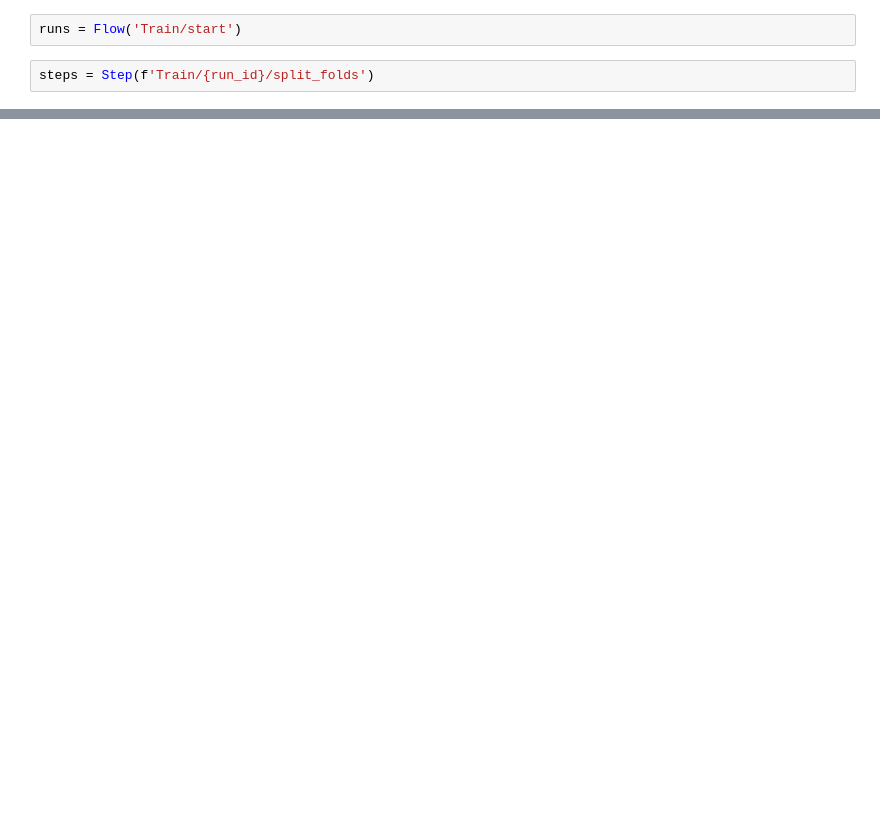
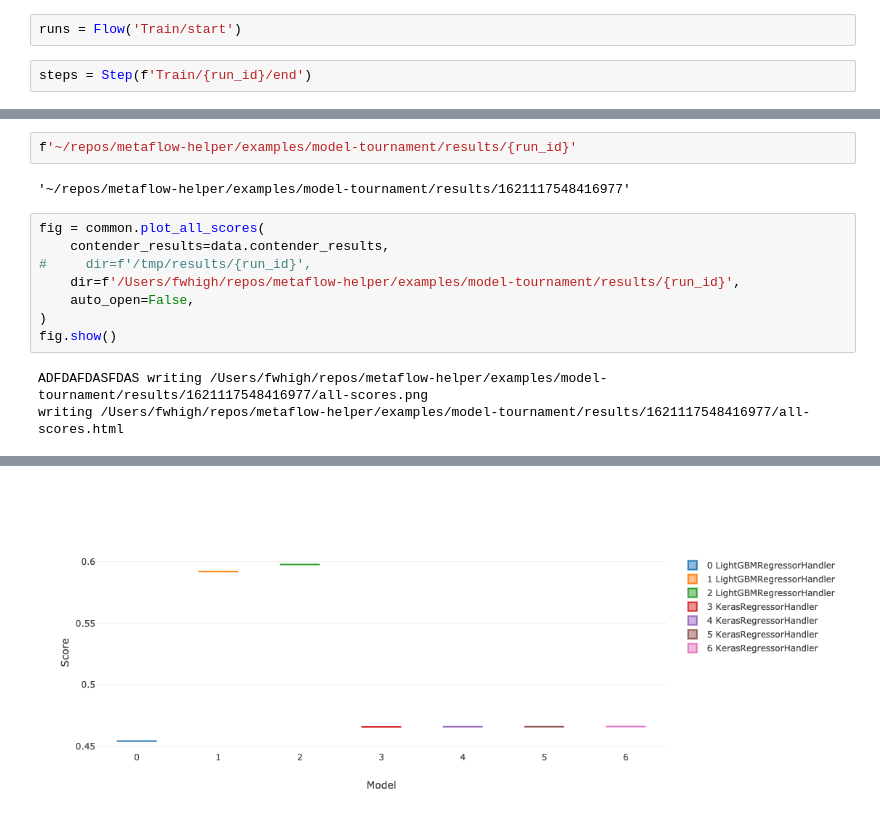
Before and after one commit to fwhigh/metaflow-helper, a Jupyter notebook: examples/model-tournament/sandbox.ipynb, the cells around one changed output, grey strips where cells are left out. Drawn from its saved outputs; the diff is of its cells as text; blank space fills up the shorter version.

```diff
--- a/examples/model-tournament/sandbox.ipynb
+++ b/examples/model-tournament/sandbox.ipynb
@@ -7,7 +10,7 @@ run_id = '1620937510032366'
 # %%
 runs = Flow('Train/start')
 # %%
-steps = Step(f'Train/{run_id}/split_folds')
+steps = Step(f'Train/{run_id}/end')
 # %%
 data = list(steps)[0].data
 data
@@ -106,0 +70,15 @@ X_train
+# %%
+f'~/repos/metaflow-helper/examples/model-tournament/results/{run_id}'
+# %% [output]
+'~/repos/metaflow-helper/examples/model-tournament/results/1621117548416977'
+# %%
+fig = common.plot_all_scores(
+    contender_results=data.contender_results,
+#     dir=f'/tmp/results/{run_id}',
+    dir=f'/Users/fwhigh/repos/metaflow-helper/examples/model-tournament/results/{run_id}',
+    auto_open=False,
+)
+fig.show()
+# %% [output]
+ADFDAFDASFDAS writing /Users/fwhigh/repos/metaflow-helper/examples/model-tournament/results/1621117548416977/all-scores.png
+writing /Users/fwhigh/repos/metaflow-helper/examples/model-tournament/results/1621117548416977/all-scores.html
@@ -106,0 +86 @@ X_train
+[figure, added]
```
Also changed, not shown: parts of 13 cells of this notebook, 9 other files.
